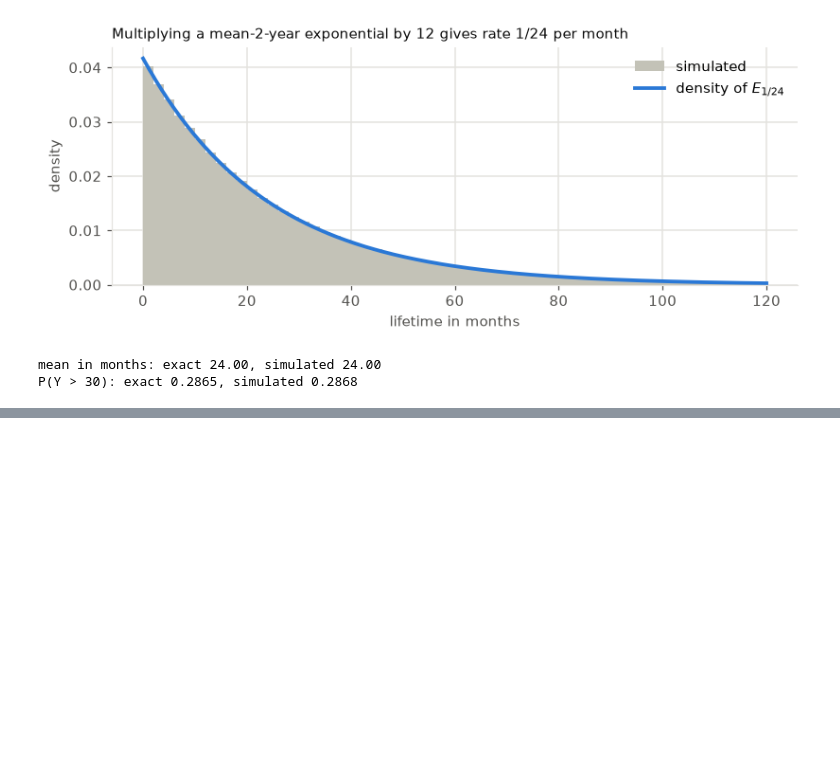
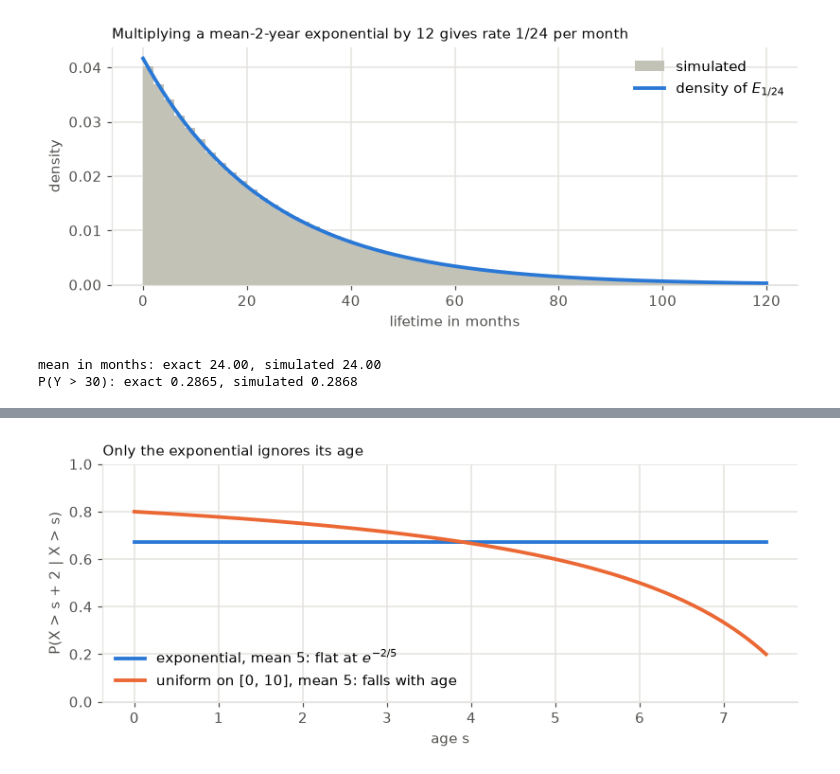
Before and after one commit to aldair-ai/probability-statistics-study-guide, a Jupyter notebook: module-03-uniform-exponential/session-02-exponential-distribution/notes.ipynb, the cells around one changed output, grey strips where cells are left out. Drawn from its saved outputs; the diff is of its cells as text; code cells hidden in the pictures; blank space fills up the shorter version.

```diff
--- a/module-03-uniform-exponential/session-02-exponential-distribution/notes.ipynb
+++ b/module-03-uniform-exponential/session-02-exponential-distribution/notes.ipynb
@@ -331,0 +383,13 @@ P(Y > 30): exact 0.2865, simulated 0.2868
+# %%
+# Survival chance over the next 2 years, as a function of age, for two lifetimes with mean 5.
+ages = np.linspace(0, 7.5, 200)
+fig, ax = plt.subplots(figsize=(7.5, 3.2))
+ax.plot(ages, np.full_like(ages, exp(-2 / 5)), color=BLUE, lw=2.5, label="exponential, mean 5: flat at $e^{-2/5}$")
+ax.plot(ages, (8 - ages) / (10 - ages), color=ORANGE, lw=2.5, label="uniform on [0, 10], mean 5: falls with age")
+ax.set(xlabel="age s", ylabel="P(X > s + 2 | X > s)", ylim=(0, 1))
+ax.legend(frameon=False, loc="lower left")
+ax.set_title("Only the exponential ignores its age", color=INK, loc="left", fontsize=10)
+plt.tight_layout()
+plt.show()
+# %% [output]
+[figure, added]
```
Also changed, not shown: parts of 11 cells of this notebook.
